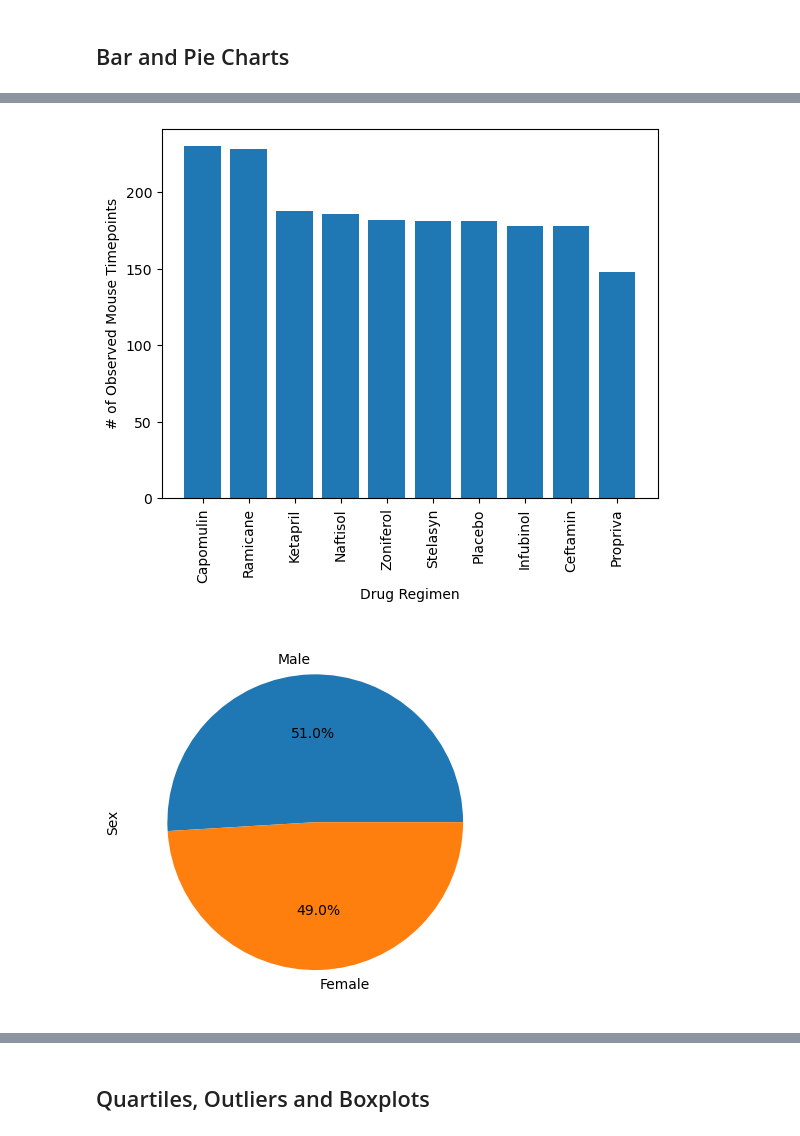
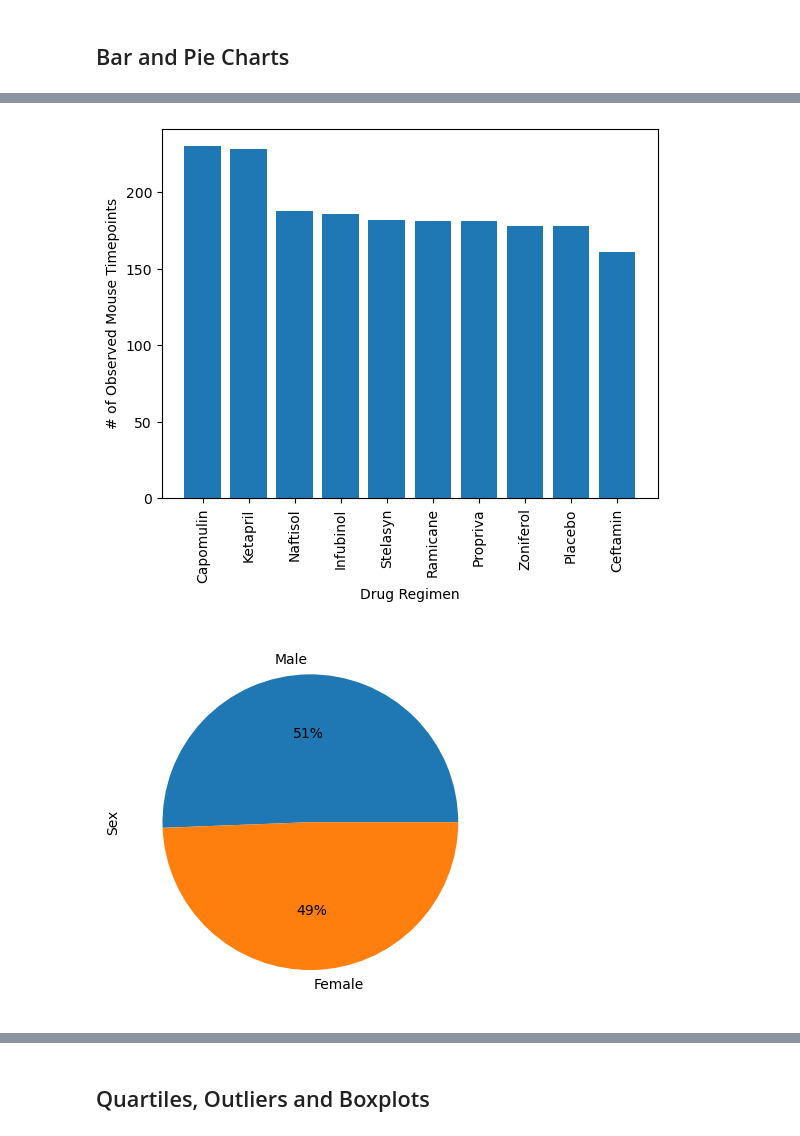
Before and after one commit to jvwastaken/plotting-challenge, a Jupyter notebook: Starter_Code/Pymaceuticals/pymaceuticals_starter.ipynb, the cells around one changed output, grey strips where cells are left out. Drawn from its saved outputs; the diff is of its cells as text; code cells hidden in the pictures.

Commit message:
Finished bar and pie charts

```diff
--- a/Starter_Code/Pymaceuticals/pymaceuticals_starter.ipynb
+++ b/Starter_Code/Pymaceuticals/pymaceuticals_starter.ipynb
@@ -176,10 +179,21 @@ adv_summary
 # %%
 # Generate a bar plot showing the total number of rows (Mouse ID/Timepoints) for each drug regimen using pyplot.
+timepoint_count = merge_df.groupby("Drug Regimen")["Timepoint"].size().sort_values(ascending=False)
+x_axis = np.arange(len(timepoint_count))
+
+tick_locations = [value for value in x_axis]
+plt.xticks(tick_locations, merge_df["Drug Regimen"].unique(), rotation="vertical")
+plt.xlabel("Drug Regimen")
+plt.ylabel("# of Observed Mouse Timepoints")
+plt.bar(x_axis,timepoint_count, align='center');
 # %% [output]
-[figure, old version]
+[figure, new version]
 # %%
 # Generate a pie plot showing the distribution of female versus male mice using Pandas
+pandas_pie = merge_df["Sex"].value_counts()
+
+pandas_pie.plot(kind="pie", ylabel="Sex", autopct="%1.0f%%");
 # %% [output]
-[figure, old version]
+[figure, new version]
 # %%
 # Generate a pie plot showing the distribution of female versus male mice using pyplot
```
Also changed, not shown: parts of 2 cells of this notebook.
